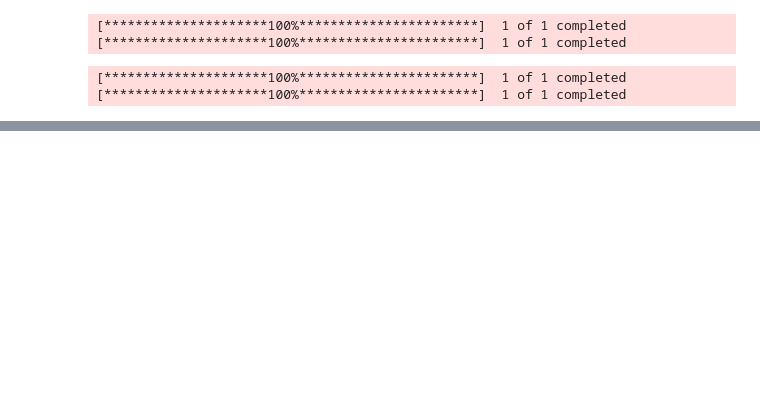
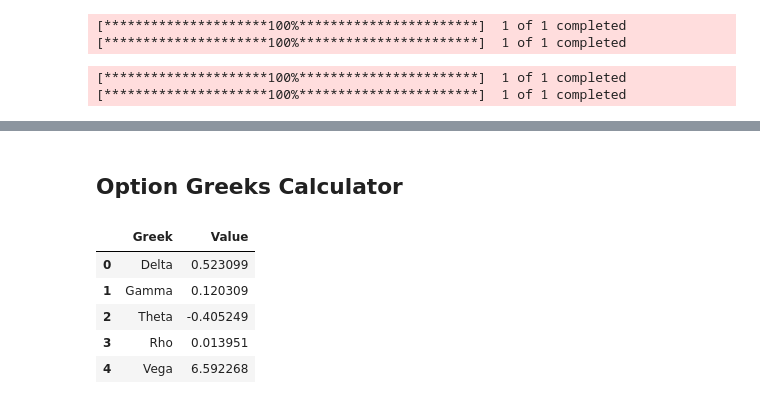
Before and after one commit to MatyasSvehla/iv_surface, a Jupyter notebook: iv_calc_oop.ipynb, the cells around one changed output, grey strips where cells are left out. Saved outputs shown, nothing was run; the diff lists cells and outputs as text; code cells hidden in the pictures; blank space fills up the shorter version.

Commit message:
option calculator

```diff
--- a/iv_calc_oop.ipynb
+++ b/iv_calc_oop.ipynb
@@ -246,3 +248,5 @@ msft.plot_iv_values()
 msft.plot_iv_values_inter()
 # %% [output]
 [interactive output not drawn]
+# %% [markdown]
+## Option Greeks Calculator
@@ -248,0 +325,12 @@ msft.plot_iv_values_inter()
+# %%
+opt_calc = OptionGreeksCalculator(0.2,S = 100,K = 100,
+                                  r = 0.05,t=10/365,type = "call")
+# %%
+opt_calc.compute_all()
+# %% [output]
+|  | Greek | Value |
+| 0 | Delta | 0.523099 |
+| 1 | Gamma | 0.120309 |
+| 2 | Theta | -0.405249 |
+| 3 | Rho | 0.013951 |
+| 4 | Vega | 6.592268 |
```
Also changed, not shown: parts of 4 cells of this notebook.
